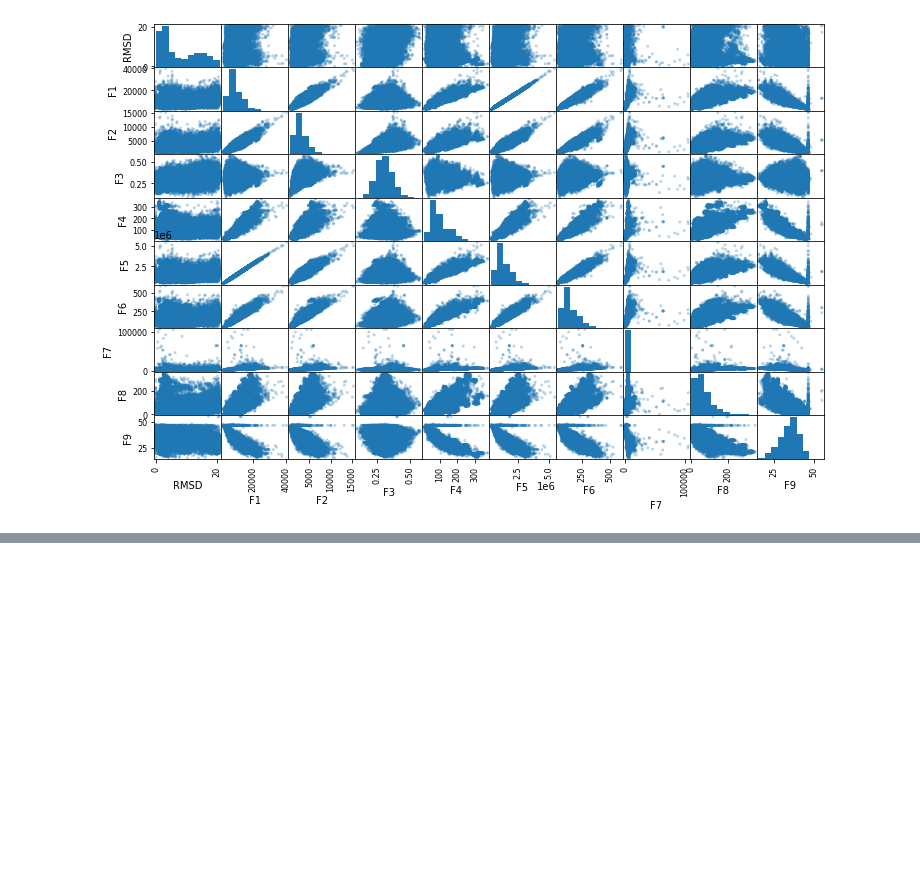
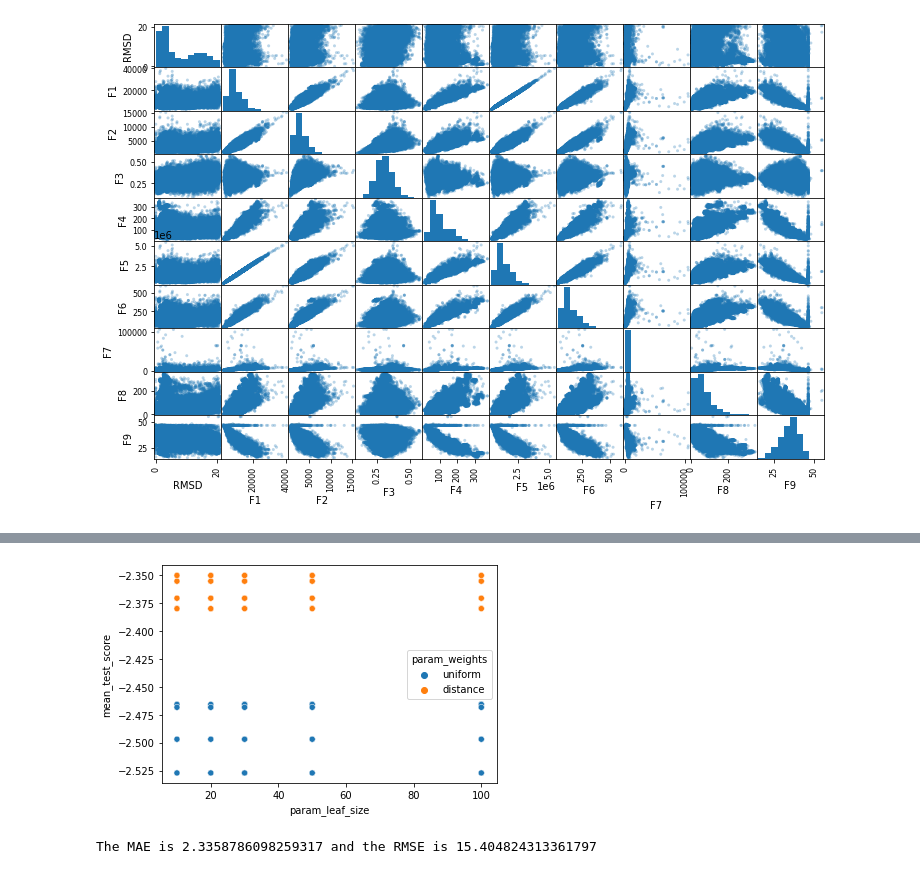
Before and after one commit to joofio/ds-curriculum, a Jupyter notebook: regression-ml/regression-ml.ipynb, the cells around one changed output, grey strips where cells are left out. Cells and saved outputs as stored; diff of their text form; code cells hidden in the pictures; blank space fills up the shorter version.

```diff
--- a/regression-ml/regression-ml.ipynb
+++ b/regression-ml/regression-ml.ipynb
@@ -161,0 +194,7 @@ Wall time: 5.06 s
+# %%
+#grid searchKNeighborsRegressor
+
+from sklearn.model_selection import GridSearchCV
+knn_parameters={"n_neighbors":[2,3,4,5],"leaf_size":[10,20,30,50,100],"algorithm":['ball_tree', 'kd_tree', 'brute'],"weights" : ['uniform', 'distance']}
+knn_grid = GridSearchCV(KNeighborsRegressor(), knn_parameters,scoring="neg_mean_absolute_error")
+knn_grid.fit(X_scaled,y_train)
@@ -161,0 +208,3 @@ Wall time: 5.06 s
+# %%
+grid_result=pd.DataFrame(knn_grid.cv_results_)
+grid_result.columns
@@ -161,0 +229,4 @@ Wall time: 5.06 s
+# %%
+sns.scatterplot(x="param_leaf_size", y="mean_test_score", data=grid_result,hue="param_weights");
+# %% [output]
+[figure, added]
@@ -161,0 +242,5 @@ Wall time: 5.06 s
+# %%
+from sklearn.metrics import mean_absolute_error,mean_squared_error
+print(f"The MAE is {mean_absolute_error(y_test,knn_y_pred)} and the RMSE is {mean_squared_error(y_test,knn_y_pred)}")
+# %% [output]
+The MAE is 2.3358786098259317 and the RMSE is 15.404824313361797
```
Also changed, not shown: parts of 17 cells of this notebook, 3 other files.
